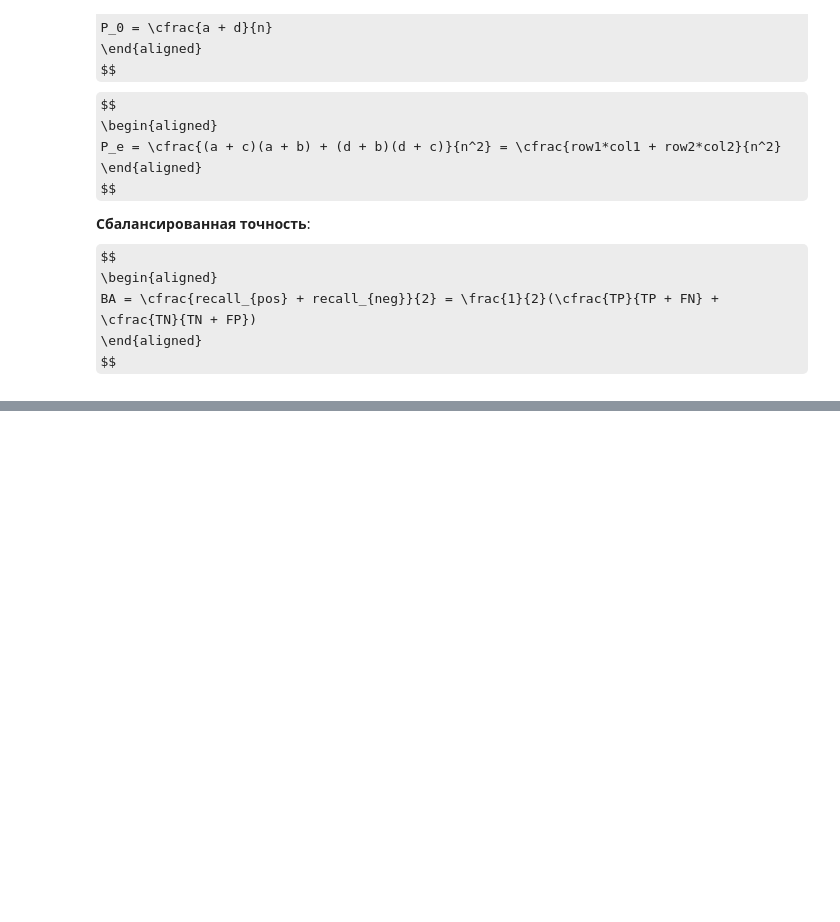
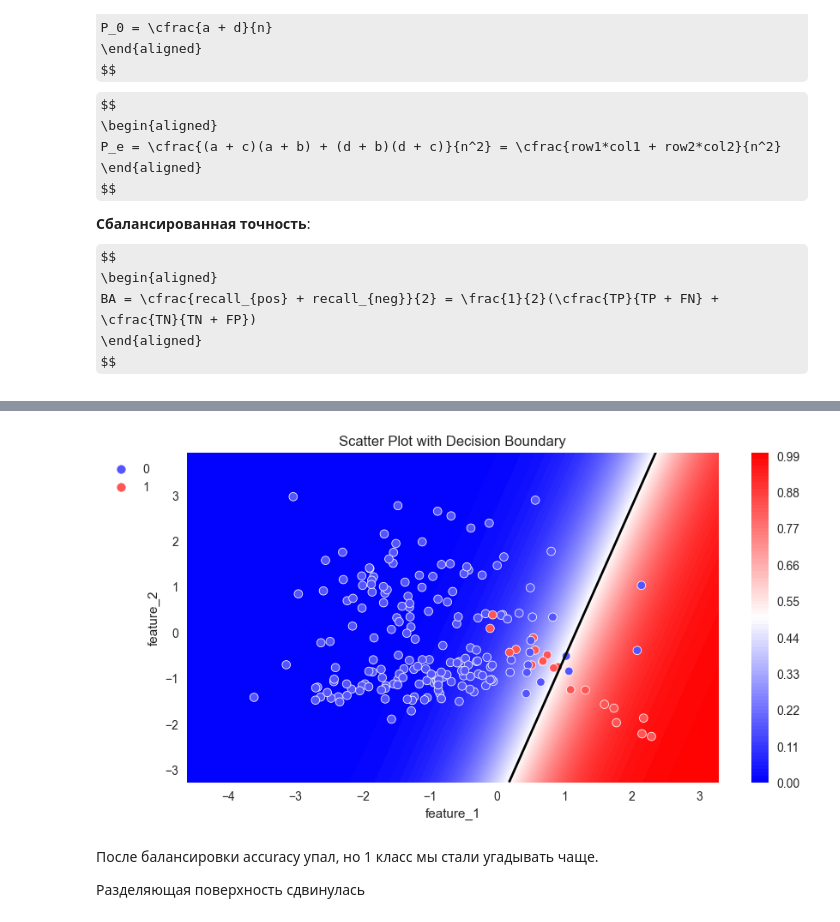
Before and after one commit to MazepaYuliya/SF_DS_3_0, a Jupyter notebook: ML_/unbalanced_dataset.ipynb, the cells around one changed output, grey strips where cells are left out. Cells and saved outputs as stored; diff of their text form; code cells hidden in the pictures; some formulas as TeX source; blank space fills up the shorter version.

```diff
--- a/ML_/unbalanced_dataset.ipynb
+++ b/ML_/unbalanced_dataset.ipynb
@@ -183,0 +366,15 @@ $$
+# %%
+#Создаём модель
+model = tree.DecisionTreeClassifier(
+    criterion='entropy', #критерий информативности
+    max_depth=7, #максимальная глубина
+    min_samples_leaf=5, #минимальное число объектов в листе
+    random_state=42, #генератор случайных чисел
+)
+#Обучаем модель на тренировочной выборке (с сэмплированием)
+model.fit(X_train_s, y_train_s)
+#Делаем предсказание для каждой из выборок
+y_train_pred = model.predict(X_train)
+y_valid_pred = model.predict(X_valid)
+#Выводим значения метрик
+print(metrics.classification_report(y_valid, y_valid_pred))
@@ -183,0 +447,12 @@ $$
+# %%
+X_train, X_valid, y_train, y_valid = model_selection.train_test_split(X, y, stratify=y, test_size=0.2, random_state=42)
+
+log_model = linear_model.LogisticRegression(
+    random_state=42, #генератор случайных чисел
+)
+log_model.fit(X_train, y_train)
+
+y_log_train_pred = log_model.predict(X_train)
+y_log_valid_pred = log_model.predict(X_valid)
+
+print(metrics.classification_report(y_valid, y_log_valid_pred))
@@ -183,0 +468,8 @@ $$
+# %%
+plot_probabilities_2d(X, y, log_model)
+# %% [output]
+[figure, added]
+# %% [markdown]
+После балансировки accuracy упал, но 1 класс мы стали угадывать чаще.
+
+Разделяющая поверхность сдвинулась
```
Also changed, not shown: parts of 30 cells of this notebook, 8 other files.
